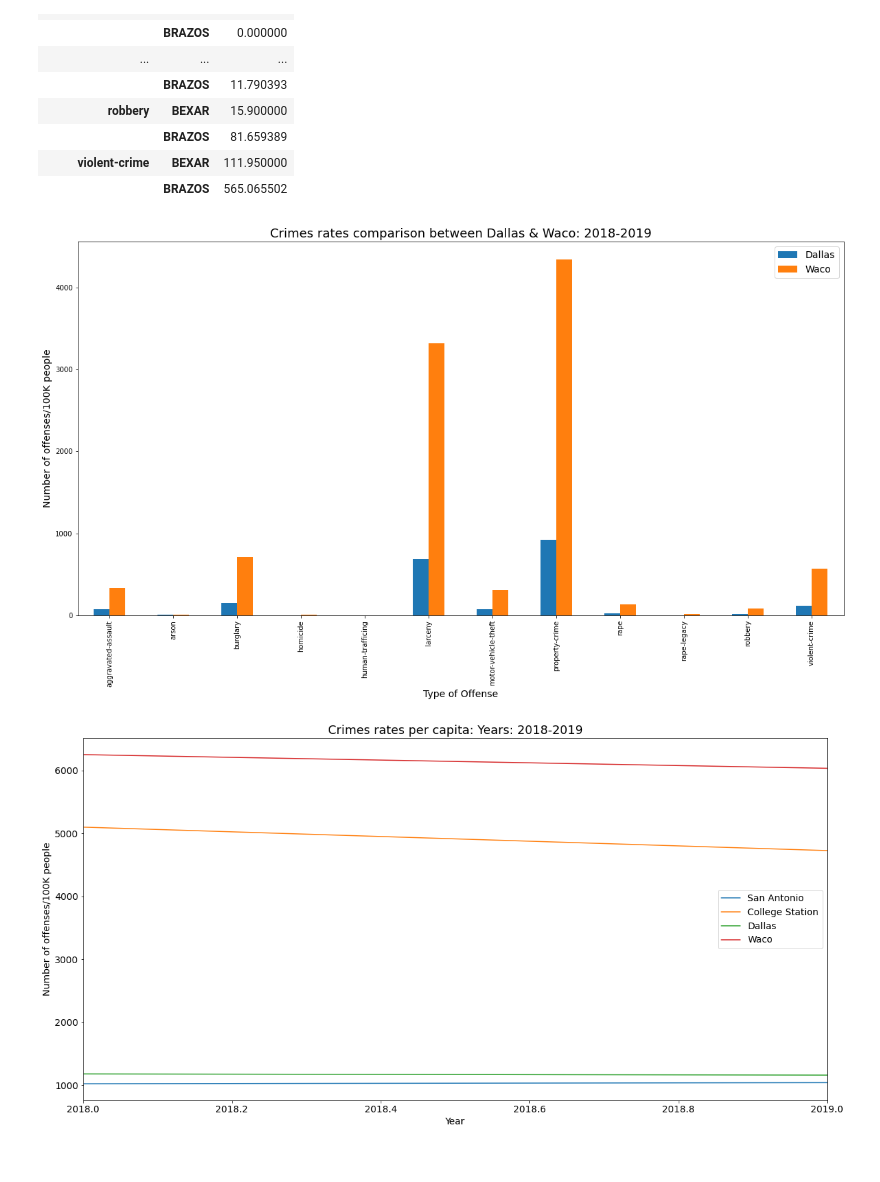
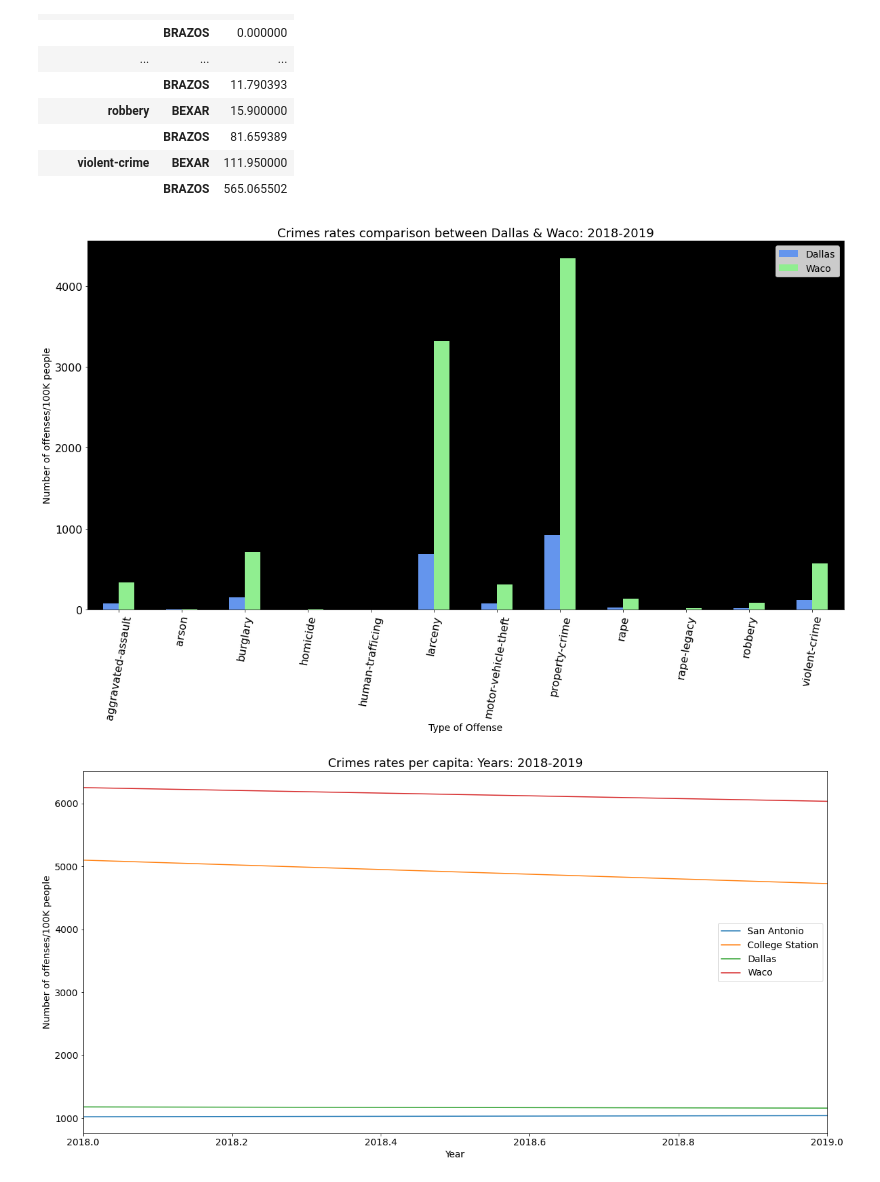
Before and after one commit to Aprieto7/Project-1, a Jupyter notebook: Crime_Data.ipynb, the cells around one changed output. Cells and saved outputs as stored; diff of their text form; code cells hidden in the pictures.

```diff
--- a/Crime_Data.ipynb
+++ b/Crime_Data.ipynb
@@ -582,14 +582,16 @@ by_crimen_pc_df
 | violent-crime | BEXAR | 111.950000 |
 |  | BRAZOS | 565.065502 |
 # %%
-plot4=by_crimen_pc_df.unstack().plot(kind='bar', figsize=(20,10), fontsize=10 )
-plot4.legend(['Dallas','Waco'], fontsize=14)
+plot5=by_crimen_pc_df.unstack().plot(kind='bar', figsize=(20,10), fontsize=16, color = ['cornflowerblue', 'lightgreen'])
+plot5.set_facecolor('black')
+plt.xticks(rotation = 80)
+plot5.legend(['Dallas','Waco'], fontsize=14)
 plt.xlabel("Type of Offense",fontsize=14)
 plt.ylabel("Number of offenses/100K people",fontsize=14)
 plt.title('Crimes rates comparison between Dallas & Waco: 2018-2019',fontsize=18)
 plt.savefig("figures/offense_D_W_per_capita")
 # %% [output]
-[figure, old version]
+[figure, new version]
 # %%
 plot5=total_by_year_df.unstack().plot(kind='line', figsize=(20,10), fontsize =14)
 plt.legend(['San Antonio','College Station','Dallas','Waco'], fontsize=14)
```
Also changed, not shown: parts of 8 cells of this notebook, 7 other files.
